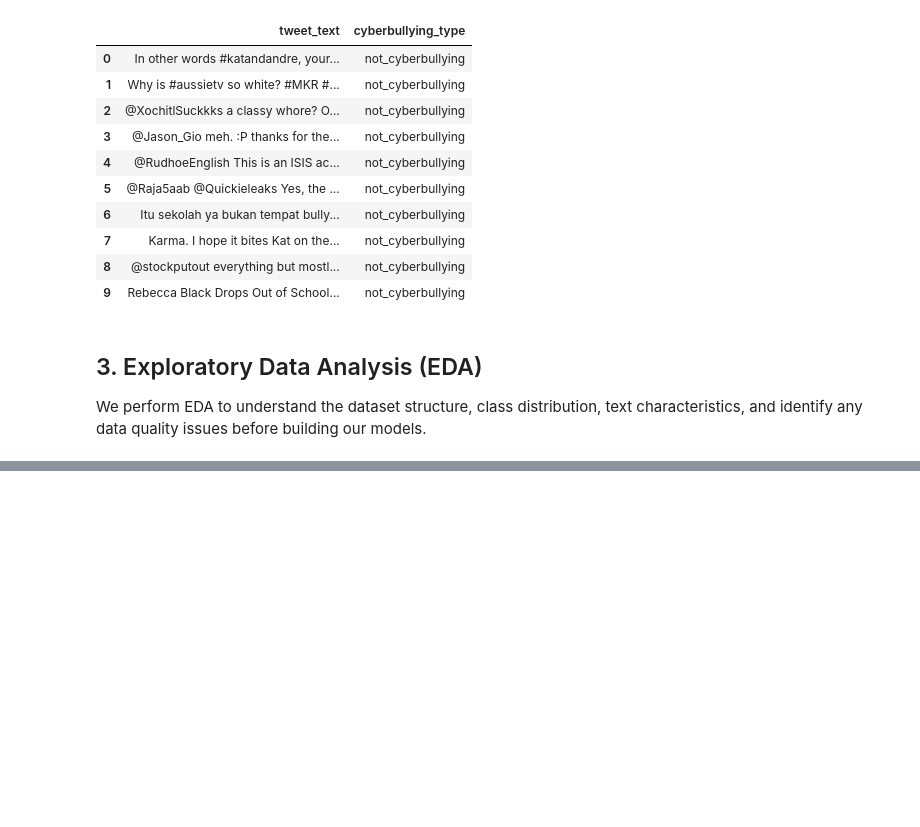
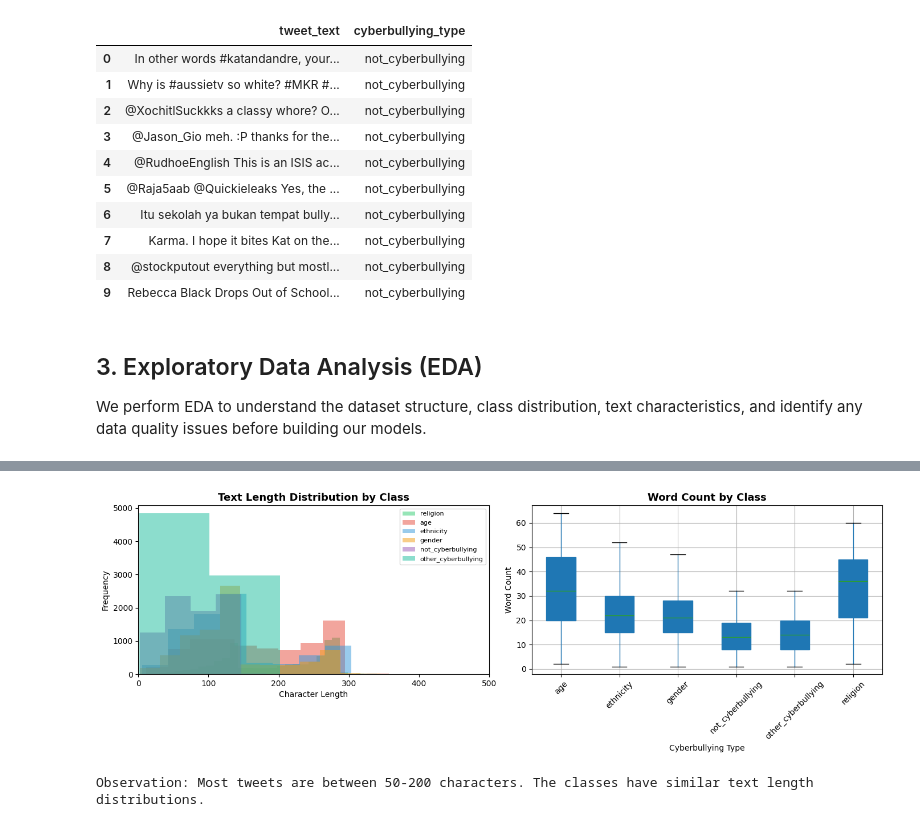
Before and after one commit to Hardtophead/NLP_ASSIGNMENT_TP139069_TP131138, a Jupyter notebook: Text_Classification.ipynb, the cells around one changed output, grey strips where cells are left out. Drawn from its saved outputs; the diff is of its cells as text; code cells hidden in the pictures; blank space fills up the shorter version.

```diff
--- a/Text_Classification.ipynb
+++ b/Text_Classification.ipynb
@@ -86,0 +169,10 @@ We perform EDA to understand the dataset structure, class distribution, text cha
+# %%
+# Calculate text length (characters) and word count for each tweet
+df['text_length'] = df['tweet_text'].str.len()
+df['word_count'] = df['tweet_text'].str.split().str.len()
+
+# Summary statistics
+print('=== Text Length (Characters) ===')
+print(df['text_length'].describe().round(2))
+print(f'\n=== Word Count ===')
+print(df['word_count'].describe().round(2))
@@ -86,0 +197,30 @@ We perform EDA to understand the dataset structure, class distribution, text cha
+# %%
+# Distribution of text length by class
+fig, axes = plt.subplots(1, 2, figsize=(14, 5))
+
+# Histogram of text length
+for label, color in zip(class_counts.index, colors):
+    subset = df[df['cyberbullying_type'] == label]
+    axes[0].hist(subset['text_length'], bins=50, alpha=0.5, label=label, color=color)
+axes[0].set_title('Text Length Distribution by Class', fontsize=13, fontweight='bold')
+axes[0].set_xlabel('Character Length')
+axes[0].set_ylabel('Frequency')
+axes[0].legend(fontsize=8)
+axes[0].set_xlim(0, 500)  # Focus on main range
+
+# Boxplot of word count per class
+df.boxplot(column='word_count', by='cyberbullying_type', ax=axes[1],
+           patch_artist=True, showfliers=False)
+axes[1].set_title('Word Count by Class', fontsize=13, fontweight='bold')
+axes[1].set_xlabel('Cyberbullying Type')
+axes[1].set_ylabel('Word Count')
+axes[1].tick_params(axis='x', rotation=45)
+plt.suptitle('')  # Remove default title
+
+plt.tight_layout()
+plt.show()
+
+print('Observation: Most tweets are between 50-200 characters. The classes have similar text length distributions.')
+# %% [output]
+[figure, added]
+Observation: Most tweets are between 50-200 characters. The classes have similar text length distributions.
```
Also changed, not shown: parts of 44 cells of this notebook, 2 other files.
